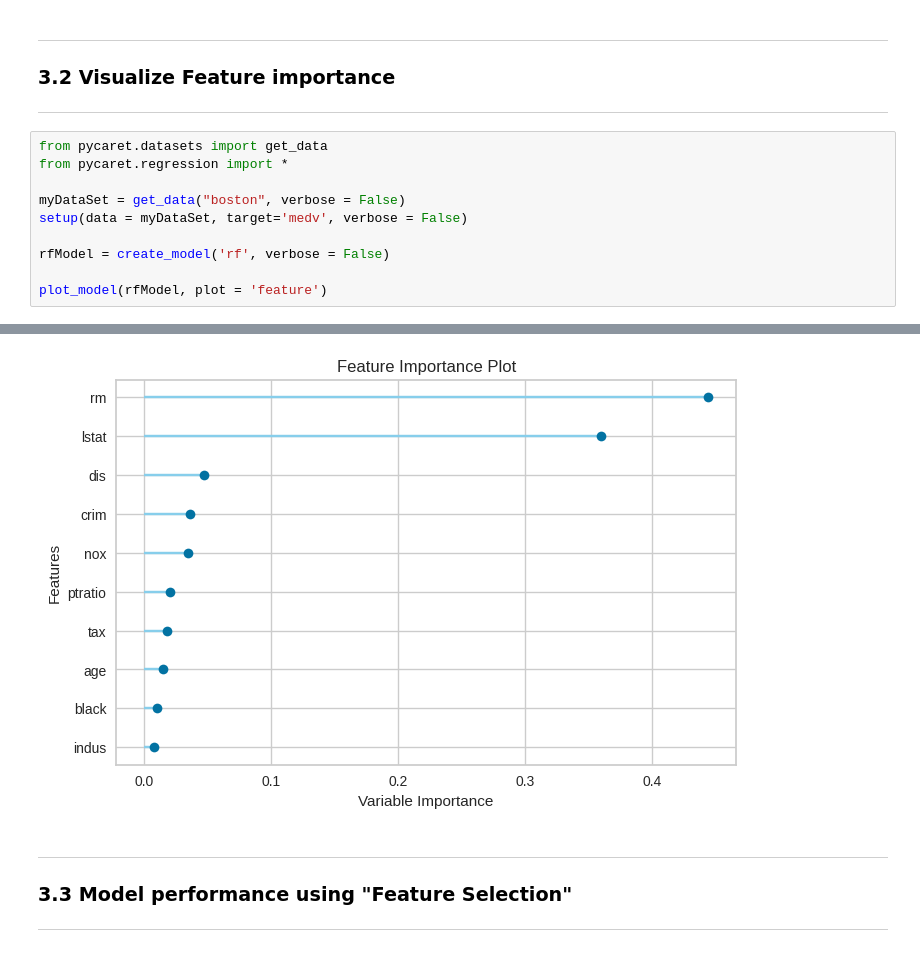
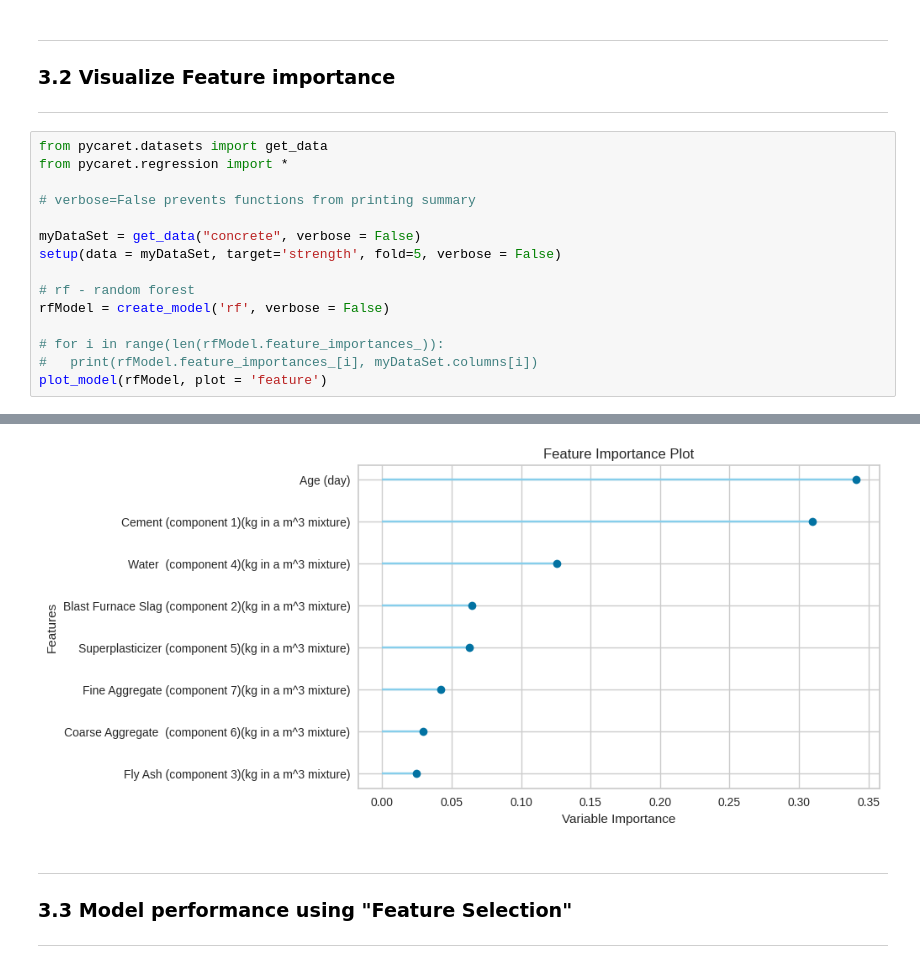
Before and after one commit to udaysharma1501/Exploring-Pycaret, a Jupyter notebook: Exploring_pycaret_with_Regression.ipynb, the cells around one changed output, grey strips where cells are left out. Cells and saved outputs as stored; diff of their text form.

```diff
--- a/Exploring_pycaret_with_Regression.ipynb
+++ b/Exploring_pycaret_with_Regression.ipynb
@@ -279,16 +283,21 @@ cm = compare_models()
 # %%
 from pycaret.datasets import get_data
 from pycaret.regression import *
 
-myDataSet = get_data("boston", verbose = False)
-setup(data = myDataSet, target='medv', verbose = False)
+# verbose=False prevents functions from printing summary
 
+myDataSet = get_data("concrete", verbose = False)
+setup(data = myDataSet, target='strength', fold=5, verbose = False)
+
+# rf - random forest
 rfModel = create_model('rf', verbose = False)
 
+# for i in range(len(rfModel.feature_importances_)):
+#   print(rfModel.feature_importances_[i], myDataSet.columns[i])
 plot_model(rfModel, plot = 'feature')
 # %% [output]
 [interactive output not drawn]
-[figure, old version]
+[figure, new version]
 # %% [markdown]
 ---
 ### **3.3 Model performance using "Feature Selection"**
```
Also changed, not shown: parts of 10 cells of this notebook.
